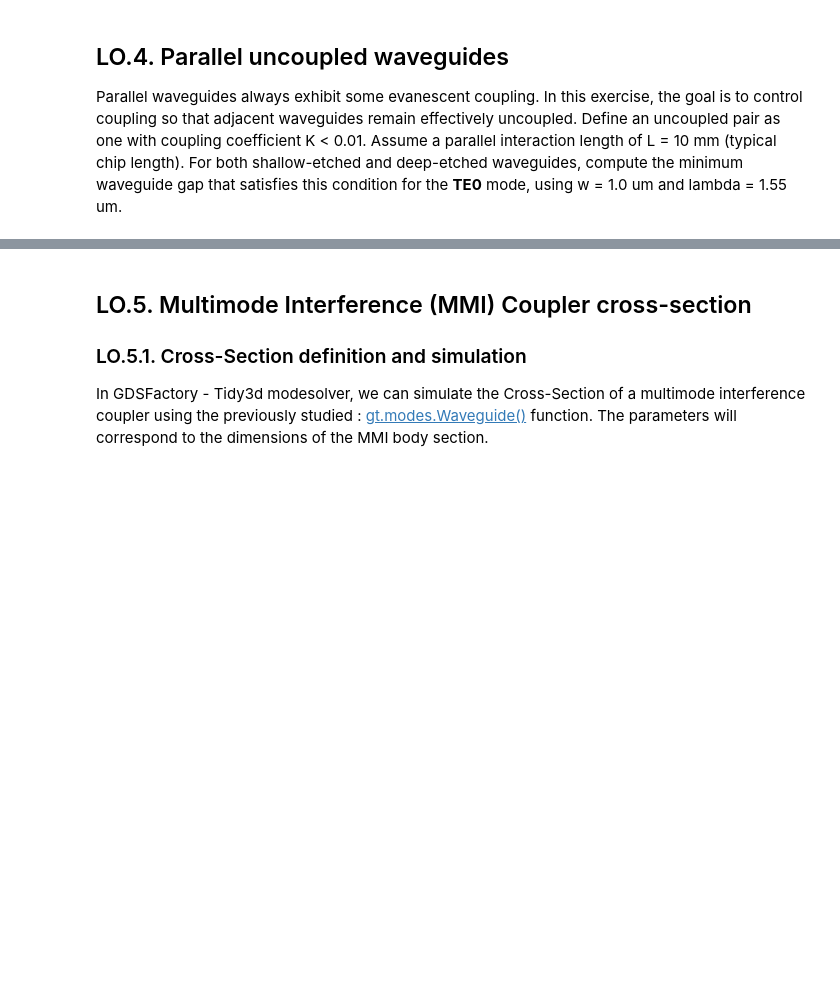
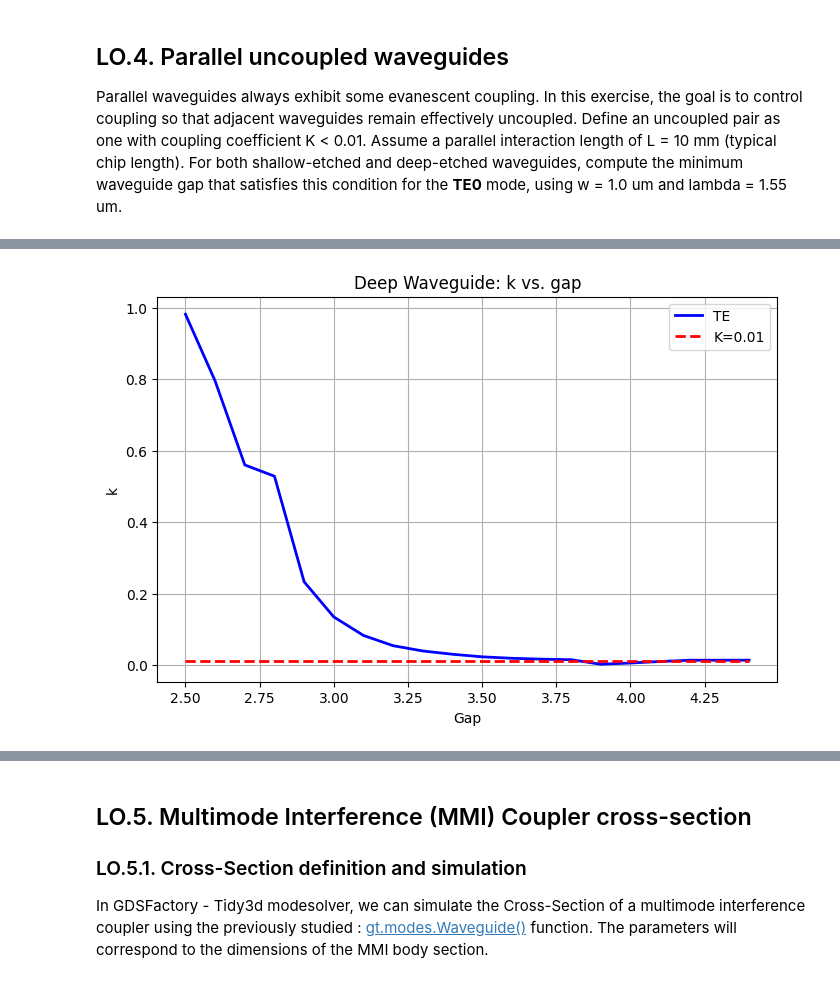
Before and after one commit to claudiaquiles/cifoin-lab2, a Jupyter notebook: COUPLERS_Student.ipynb, the cells around one changed output, grey strips where cells are left out. Cells and saved outputs as stored; diff of their text form; code cells hidden in the pictures; blank space fills up the shorter version.

```diff
--- a/COUPLERS_Student.ipynb
+++ b/COUPLERS_Student.ipynb
@@ -416,59 +417,42 @@ Parallel waveguides always exhibit some evanescent coupling. In this exercise, t
 # the desired value.
 # calcular la lpi para esta estructura y mantener la contante de acopo por dejbajo de 0,01 y
 # hacer una barrido para ver cuando se satisfce esa condicion.
+L = 10000  # Longitud de interacción en micras
+lambda_c = 1.55              # Longitud de onda de operación (um)
 # deep waveguide
 dcoupler_cs = gt.modes.WaveguideCoupler(
     # Geometrical Parameters
-    core_width=(1.0, 1.0), # Waveguide width
+    core_width=(1, 1), # Waveguide width
     slab_thickness=0 * nm, # For shallow waveguides - Set to 0 if its a deep-etched waveguide.
     core_thickness=300 * nm, # Waveguide height
-    gap = 600 * nm,
+    gap = 2.5,
     # Materials
     core_material='sin', #  Material of the waveguide
     clad_material='sio2', # Surrounding material
     # Modesolver Parameters
     wavelength=lambda_c, # Wavelength to simulate
-    num_modes=1, # Number of modes to find
+    num_modes=3, # Number of modes to find
     cache_path='.cache/', # Important! In order to save simulation time, set your cache Path!
     precision='double',
     max_grid_scaling=1.5, # Parameters of the grid
     grid_resolution=20 # Parameters of the grid
 )
-# Define your geometrical parameters here
-wg_gap =  np.linspace(0, 2, 10)
-wg_width = 1.0 # Student. Core waveguides width
 
-d = wg_width + wg_gap
-wg_N = 2
+gaps = np.arange(2.5, 4.5, 0.1)
 
-m = DC_EME() # Here you instantiate a Directional Coupler to be simulated with the Eigen-mode expansion (EME) algorithm.
-m.MMI_num_modes = 12 # Number of modes to be calculated. Here, the higher, the better since we are going to calculate
-                    # the propagation based on the mode decomposition.
-m.DC_wg_gap = wg_gap # Gap between waveguides
-m.DC_wg_width = wg_width # Width of the waveguides core
-m.DC_N_waveguides = wg_N
+result = gt.modes.sweep_coupling_length(dcoupler_cs,gaps)
+#print(result)
 
-# 1) Compute de DC modes - Only execute whenever a geometrical parameter is changed. Takes time to find the modes.
-m.find_all_modes()
+k= np.sin((np.pi * (L / result) )/ 2)**2
+#print(k)
 
-# 2) Get the L_pi
-L_pi = m.get_L_pi()
-
-
-plt.figure(figsize=(10, 5))
-
-for k in range(res_neff.shape[1]):
-    # It's necessary to 'access' each element on the array
-    plt.scatter(wavelength, res_neff[:,k].real,edgecolors='k',facecolors='none',label = '__nolegend__')
-    plt.plot(wavelength, res_neff[:,k].real,label=f'Mode {k}')
-plt.title(f"Deep waveguide width={1.2}")
-plt.xlabel("Wavelength (um)")
-plt.ylabel("neff")
+plt.figure(figsize=(8, 5))
+plt.plot(gaps, k, 'b-', linewidth=2, label='TE')
+plt.plot(gaps, 0.01 * np.ones_like(gaps), 'r--', linewidth=2, label='K=0.01')
+plt.title("Deep Waveguide: k vs. gap")
+plt.xlabel("Gap")
+plt.ylabel("k")
 plt.grid()
-# Common error: The box index variable was created in a previous cell. Check the dimensions match
-# with the newly created wavelength vector, or re-calculate the box index for the new one.
-plt.plot(wg_gap, k,'k--', label='SiO2 index')
-plt.legend(loc='upper left', bbox_to_anchor=(1, 1))
-plt.tight_layout(rect=[0, 0, 0.85, 1])
-# regiones de bajo acoploo no hay tanta precision.
-# EN LA SEGUNDA GRAFICA VEMOS INESTABILIDADES , EN ESTA REGION SE obtiene
+plt.legend()
+plt.show()
+# %% [output]
@@ -474,0 +479 @@ plt.tight_layout(rect=[0, 0, 0.85, 1])
+[figure, added]
```
Also changed, not shown: parts of 16 cells of this notebook.
